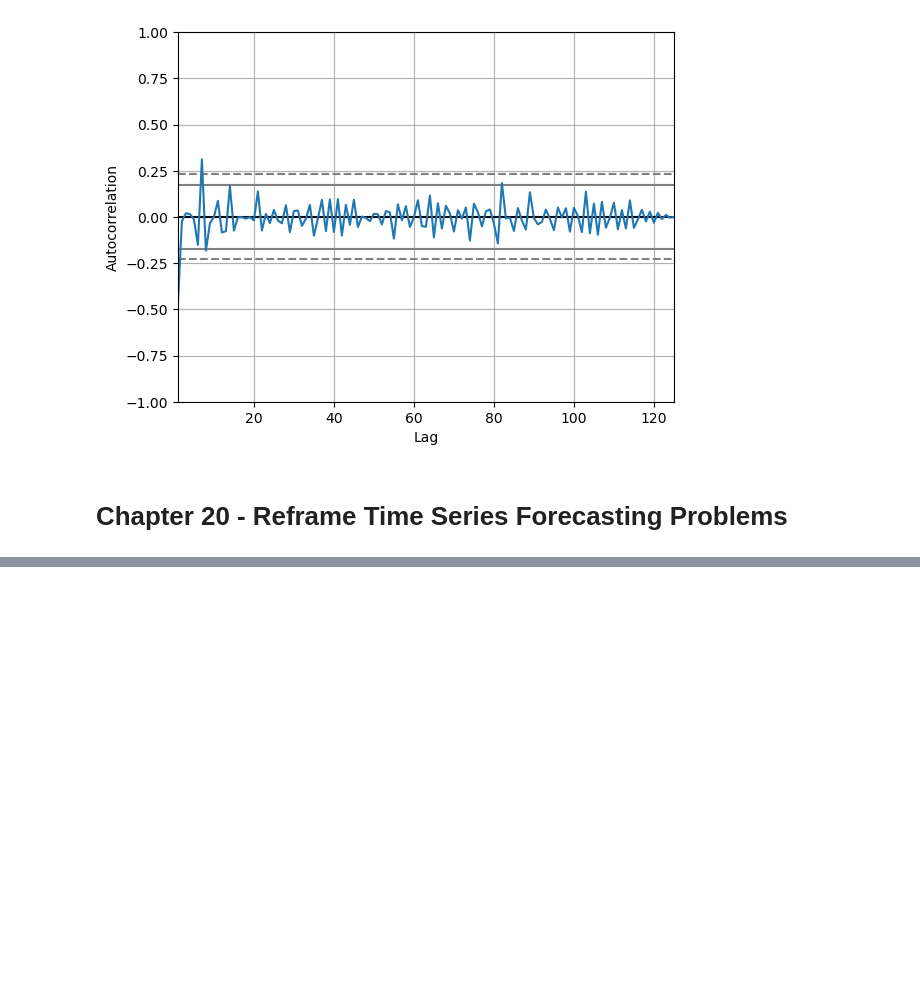
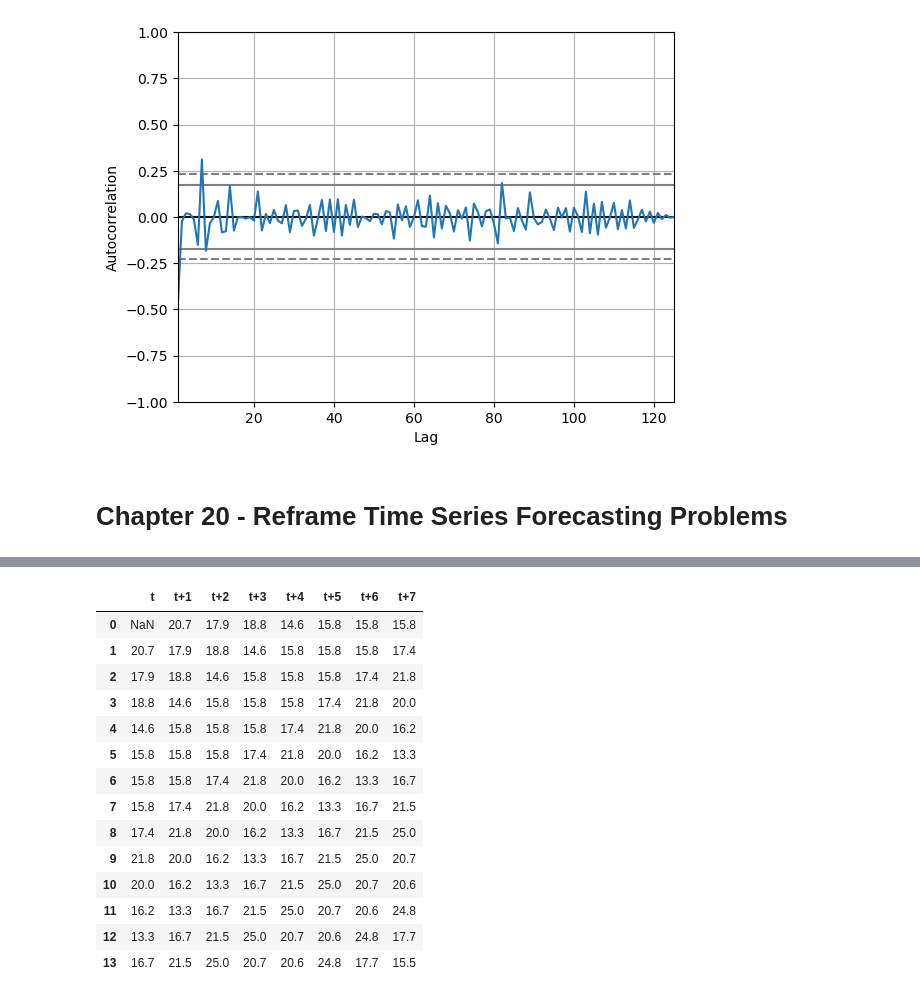
Before and after one commit to LeonardoSMSoares/Economics-Finance-2, a Jupyter notebook: Introduction to TS with Python/ITSP 03 - Evaluation.ipynb, the cells around one changed output, grey strips where cells are left out. Saved outputs shown, nothing was run; the diff lists cells and outputs as text; code cells hidden in the pictures; blank space fills up the shorter version.

```diff
--- a/Introduction to TS with Python/ITSP 03 - Evaluation.ipynb
+++ b/Introduction to TS with Python/ITSP 03 - Evaluation.ipynb
@@ -401,3 +401,8 @@ plt.show()
 [figure]
 # %% [markdown]
 # Chapter 20 - Reframe Time Series Forecasting Problems
+# %%
+url2 = ('https://raw.githubusercontent.com/jbrownlee/Datasets/refs/heads/master/daily-min-temperatures.csv')
+df2 = pd.read_csv(url2, header=0, index_col=0, parse_dates=True)
+
+df2
@@ -403,0 +479,34 @@ plt.show()
+# %%
+# create lagged dataset
+
+values = DataFrame(df2['Temp'].values)    # Convert the 'Temp' column to a DataFrame of values
+
+dataframe = concat([                      # Concatenate shifted versions of the data
+    values.shift(1),                      # Lag of 1 (previous time step)
+    values,                               # Current time step (t+1)
+    values.shift(-1),                     # Lead of 1 (t+2)
+    values.shift(-2),                     # Lead of 2 (t+3)
+    values.shift(-3),                     # Lead of 3 (t+4)
+    values.shift(-4),                     # Lead of 4 (t+5)
+    values.shift(-5),                     # Lead of 5 (t+6)
+    values.shift(-6)                      # Lead of 6 (t+7)
+], axis=1)
+
+dataframe.columns = ['t', 't+1', 't+2', 't+3', 't+4', 't+5', 't+6', 't+7']  # Set column names for each lag/lead
+dataframe.head(14)                                                          # Display the first 14 rows
+# %% [output]
+|  | t | t+1 | t+2 | t+3 | t+4 | t+5 | t+6 | t+7 |
+| 0 | NaN | 20.7 | 17.9 | 18.8 | 14.6 | 15.8 | 15.8 | 15.8 |
+| 1 | 20.7 | 17.9 | 18.8 | 14.6 | 15.8 | 15.8 | 15.8 | 17.4 |
+| 2 | 17.9 | 18.8 | 14.6 | 15.8 | 15.8 | 15.8 | 17.4 | 21.8 |
+| 3 | 18.8 | 14.6 | 15.8 | 15.8 | 15.8 | 17.4 | 21.8 | 20.0 |
+| 4 | 14.6 | 15.8 | 15.8 | 15.8 | 17.4 | 21.8 | 20.0 | 16.2 |
+| 5 | 15.8 | 15.8 | 15.8 | 17.4 | 21.8 | 20.0 | 16.2 | 13.3 |
+| 6 | 15.8 | 15.8 | 17.4 | 21.8 | 20.0 | 16.2 | 13.3 | 16.7 |
+| 7 | 15.8 | 17.4 | 21.8 | 20.0 | 16.2 | 13.3 | 16.7 | 21.5 |
+| 8 | 17.4 | 21.8 | 20.0 | 16.2 | 13.3 | 16.7 | 21.5 | 25.0 |
+| 9 | 21.8 | 20.0 | 16.2 | 13.3 | 16.7 | 21.5 | 25.0 | 20.7 |
+| 10 | 20.0 | 16.2 | 13.3 | 16.7 | 21.5 | 25.0 | 20.7 | 20.6 |
+| 11 | 16.2 | 13.3 | 16.7 | 21.5 | 25.0 | 20.7 | 20.6 | 24.8 |
+| 12 | 13.3 | 16.7 | 21.5 | 25.0 | 20.7 | 20.6 | 24.8 | 17.7 |
+| 13 | 16.7 | 21.5 | 25.0 | 20.7 | 20.6 | 24.8 | 17.7 | 15.5 |
```
Also changed, not shown: parts of 3 cells of this notebook.
